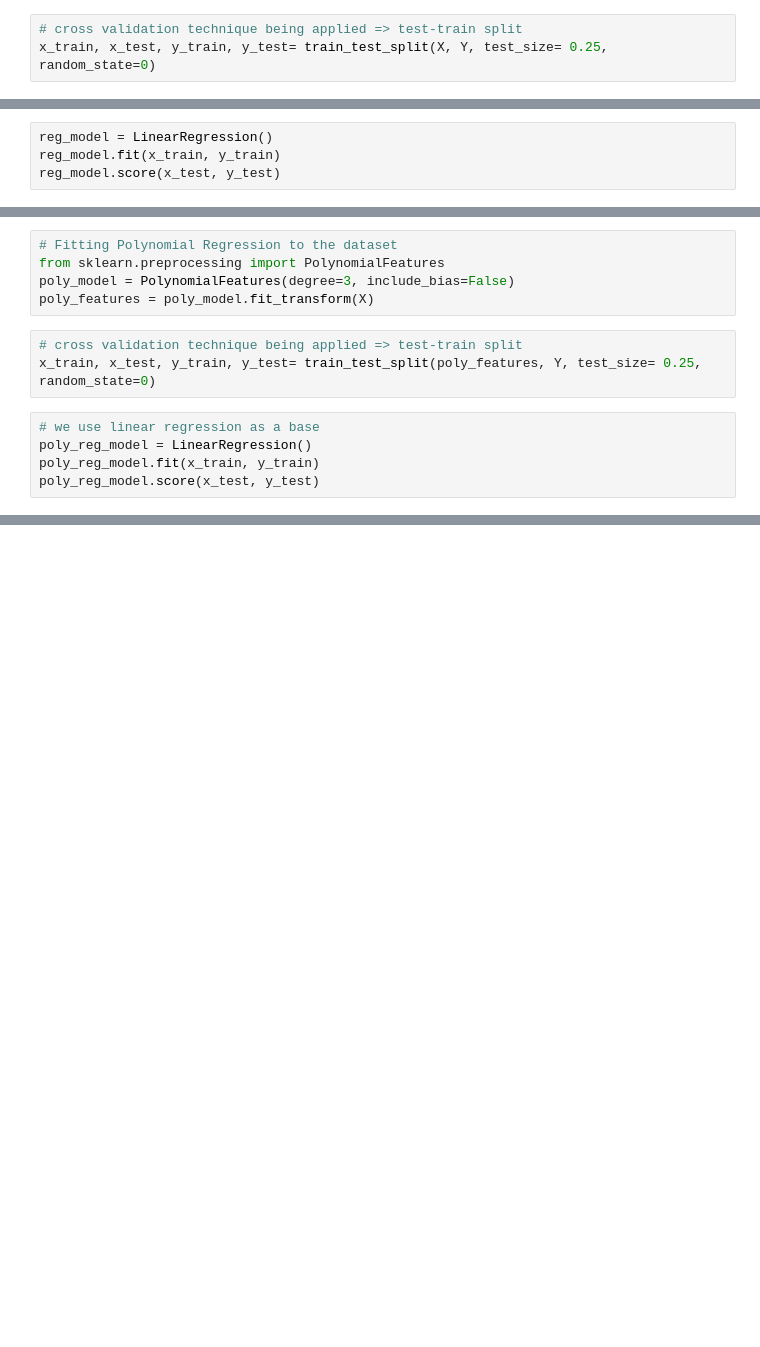
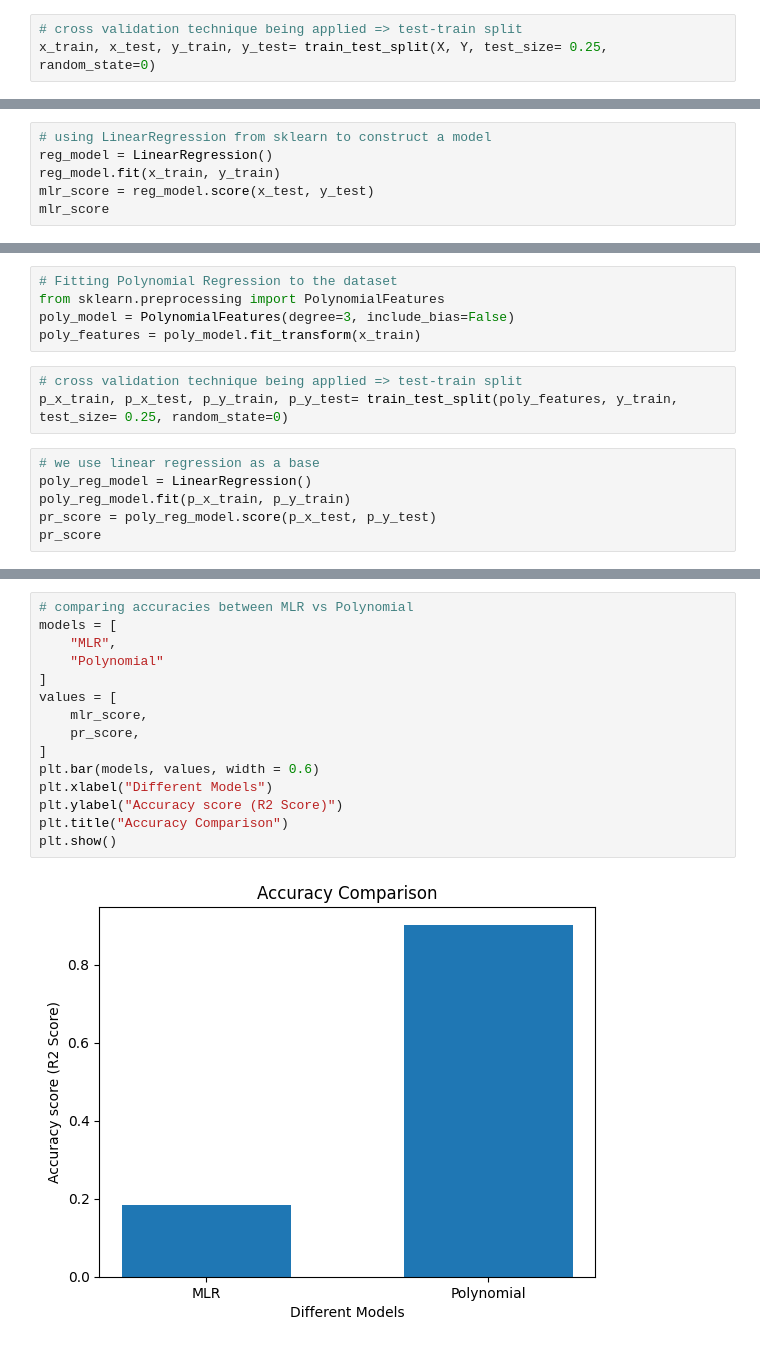
Before and after one commit to Pratit23/Oil-Spill-Prediction-AIS, a Jupyter notebook: Regression.ipynb, the cells around one changed output, grey strips where cells are left out. Drawn from its saved outputs; the diff is of its cells as text; blank space fills up the shorter version.

```diff
--- a/Regression.ipynb
+++ b/Regression.ipynb
@@ -53,5 +100,7 @@ x_train.shape
 # %%
+# using LinearRegression from sklearn to construct a model
 reg_model = LinearRegression()
 reg_model.fit(x_train, y_train)
-reg_model.score(x_test, y_test)
+mlr_score = reg_model.score(x_test, y_test)
+mlr_score
 # %% [output]
@@ -60,13 +118,14 @@ reg_model.score(x_test, y_test)
 # Fitting Polynomial Regression to the dataset
 from sklearn.preprocessing import PolynomialFeatures
 poly_model = PolynomialFeatures(degree=3, include_bias=False)
-poly_features = poly_model.fit_transform(X)
+poly_features = poly_model.fit_transform(x_train)
 # %%
 # cross validation technique being applied => test-train split
-x_train, x_test, y_train, y_test= train_test_split(poly_features, Y, test_size= 0.25, random_state=0)
+p_x_train, p_x_test, p_y_train, p_y_test= train_test_split(poly_features, y_train, test_size= 0.25, random_state=0)
 # %%
 # we use linear regression as a base
 poly_reg_model = LinearRegression()
-poly_reg_model.fit(x_train, y_train)
-poly_reg_model.score(x_test, y_test)
+poly_reg_model.fit(p_x_train, p_y_train)
+pr_score = poly_reg_model.score(p_x_test, p_y_test)
+pr_score
 # %% [output]
@@ -111,0 +180,17 @@ array([[9.884375]])
+# %%
+# comparing accuracies between MLR vs Polynomial
+models = [
+    "MLR",
+    "Polynomial"
+]
+values = [
+    mlr_score,
+    pr_score,
+]
+plt.bar(models, values, width = 0.6)
+plt.xlabel("Different Models")
+plt.ylabel("Accuracy score (R2 Score)")
+plt.title("Accuracy Comparison")
+plt.show()
+# %% [output]
+[figure, added]
```
Also changed, not shown: parts of 23 cells of this notebook.
